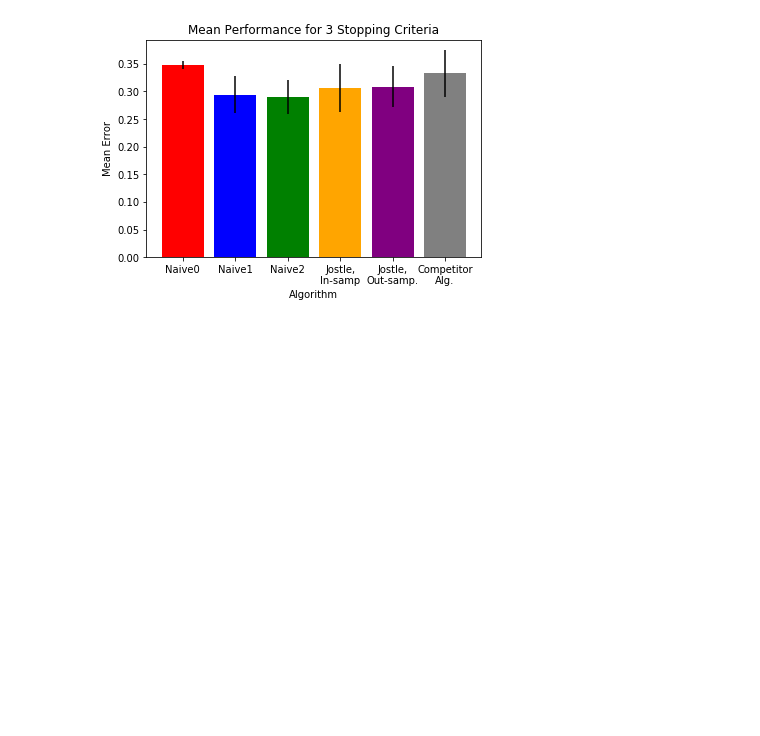
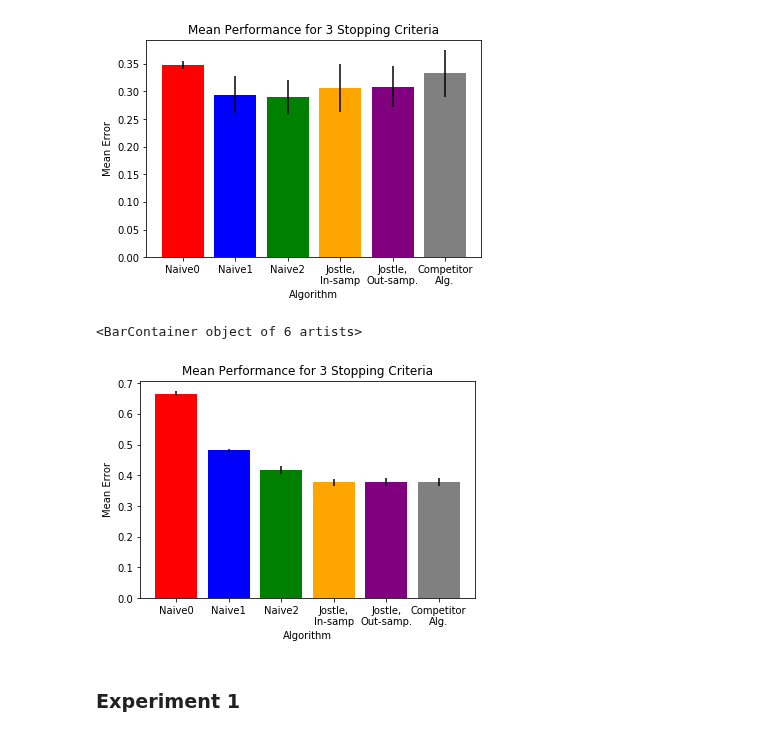
Before and after one commit to jimola/S18_Research, a Jupyter notebook: Python/DecisionTree.ipynb, the cells around one changed output. Saved outputs shown, nothing was run; the diff lists cells and outputs as text; code cells hidden in the pictures; blank space fills up the shorter version.

Commit message:
Nonprivate experiments.

```diff
--- a/Python/DecisionTree.ipynb
+++ b/Python/DecisionTree.ipynb
@@ -228,14 +228,19 @@ def db_stats(i, db, epsilon,D=4):
     cm_list = [null_cm(0), null_cm(1), null_cm(2), outsample_cm, insample_cm, fried_cm]
     return [choicemaker_stats(db, C, epsilon) for C in cm_list]
 # %%
-def run_experiment(i, db, msl=10, md=4):
+# Parameters:
+# - suffix: string to attach to filename where the results
+#   of the experiment are stored. Useful for running variants
+#   of the same experiment (e.g., private vs. nonprivate)
+
+def run_experiment(i, db, msl=10, md=4, suffix=''):
     insample_cm = cms[i]
     insample_cm.model = DecisionTreeClassifier(min_samples_leaf=msl, max_depth=md)
     insample_cm.retrain_model()
     outsample_cm = combine_cms(cms[:i] + cms[(i+1):])
     outsample_cm.model = DecisionTreeClassifier(min_samples_leaf=msl, max_depth=md)
     outsample_cm.retrain_model()
-    exp_file = 'decision_tree_results/experiment%d.pkl' % i
+    exp_file = 'decision_tree_results/experiment-%d%s.pkl' % (i,suffix)
     if os.path.isfile(exp_file) and rerun_exps[i] == 'load':
         res = pickle.load(open(exp_file, 'rb'))
     else: # Regenerate
@@ -343,3 +348,20 @@ do_graphs(res6)
 # %% [output]
 <BarContainer object of 6 artists>
 [figure]
+# %%
+"""
+Same experiments, but this time trying to obtain a nonprivate
+baseline.
+"""
+epsilon = 1000
+num_trials = 10
+# %%
+nursdata = [get_test_dbs(nurs, epsilon, prng) for i in range(0, num_trials)]
+res0 = run_experiment(0, nursdata, suffix="-nonprivate")
+# %%
+do_graphs(res0)
+# %% [output]
+<BarContainer object of 6 artists>
+[figure, added]
+# %% [markdown]
+### Experiment 1
```
Also changed, not shown: parts of 15 cells of this notebook.
